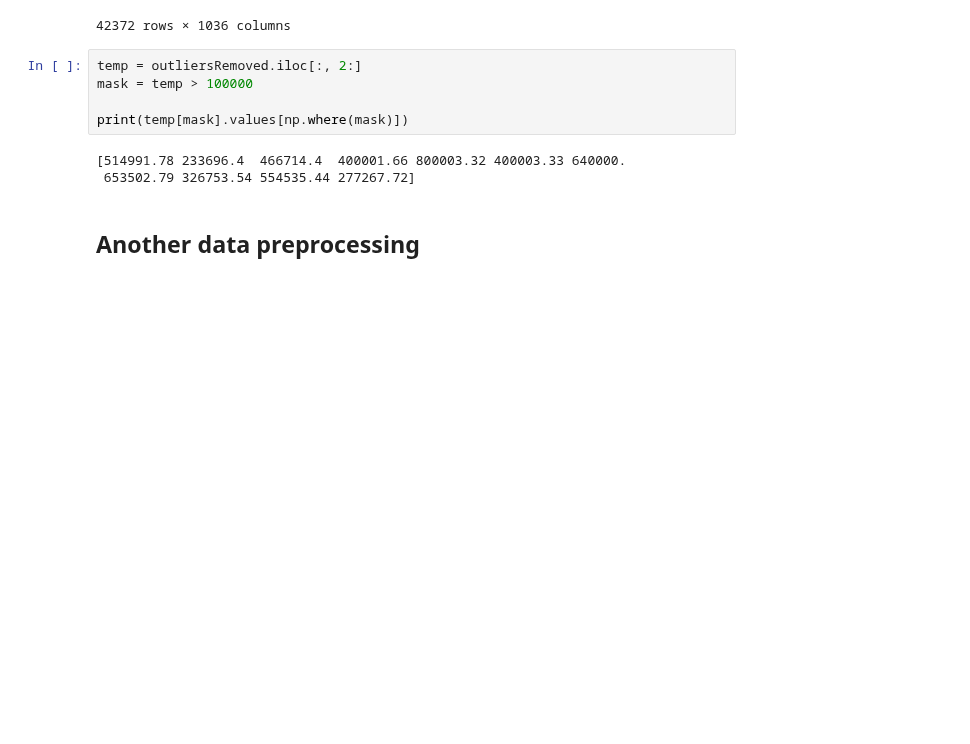
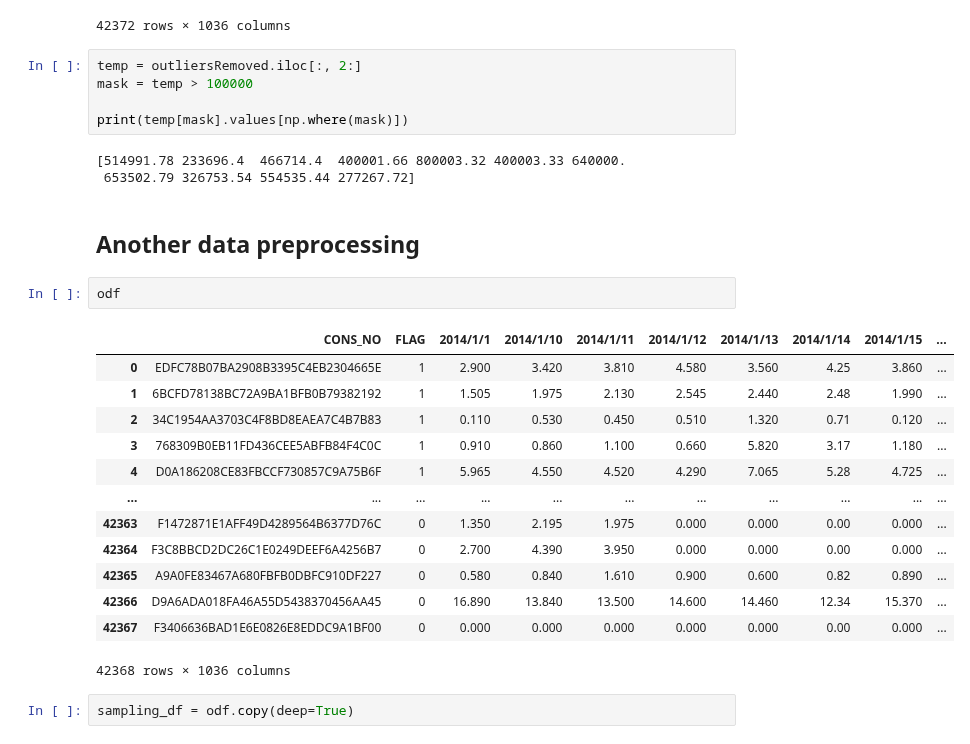
Before and after one commit to d41sys/electric-theft-detection, a Jupyter notebook: notebooks/preprocessing.ipynb, the cells around one changed output. Cells and saved outputs as stored; diff of their text form; blank space fills up the shorter version.

Commit message:
sampling run

```diff
--- a/notebooks/preprocessing.ipynb
+++ b/notebooks/preprocessing.ipynb
@@ -392,3 +461,21 @@ print(temp[mask].values[np.where(mask)])
  653502.79 326753.54 554535.44 277267.72]
 # %% [markdown]
 ## Another data preprocessing
+# %%
+odf
+# %% [output]
+|  | CONS_NO | FLAG | 2014/1/1 | 2014/1/10 | 2014/1/11 | 2014/1/12 | 2014/1/13 | 2014/1/14 | 2014/1/15 | ... |
+| 0 | EDFC78B07BA2908B3395C4EB2304665E | 1 | 2.900 | 3.420 | 3.810 | 4.580 | 3.560 | 4.25 | 3.860 | ... |
+| 1 | 6BCFD78138BC72A9BA1BFB0B79382192 | 1 | 1.505 | 1.975 | 2.130 | 2.545 | 2.440 | 2.48 | 1.990 | ... |
+| 2 | 34C1954AA3703C4F8BD8EAEA7C4B7B83 | 1 | 0.110 | 0.530 | 0.450 | 0.510 | 1.320 | 0.71 | 0.120 | ... |
+| 3 | 768309B0EB11FD436CEE5ABFB84F4C0C | 1 | 0.910 | 0.860 | 1.100 | 0.660 | 5.820 | 3.17 | 1.180 | ... |
+| 4 | D0A186208CE83FBCCF730857C9A75B6F | 1 | 5.965 | 4.550 | 4.520 | 4.290 | 7.065 | 5.28 | 4.725 | ... |
+| ... | ... | ... | ... | ... | ... | ... | ... | ... | ... | ... |
+| 42363 | F1472871E1AFF49D4289564B6377D76C | 0 | 1.350 | 2.195 | 1.975 | 0.000 | 0.000 | 0.00 | 0.000 | ... |
+| 42364 | F3C8BBCD2DC26C1E0249DEEF6A4256B7 | 0 | 2.700 | 4.390 | 3.950 | 0.000 | 0.000 | 0.00 | 0.000 | ... |
+| 42365 | A9A0FE83467A680FBFB0DBFC910DF227 | 0 | 0.580 | 0.840 | 1.610 | 0.900 | 0.600 | 0.82 | 0.890 | ... |
+| 42366 | D9A6ADA018FA46A55D5438370456AA45 | 0 | 16.890 | 13.840 | 13.500 | 14.600 | 14.460 | 12.34 | 15.370 | ... |
+| 42367 | F3406636BAD1E6E0826E8EDDC9A1BF00 | 0 | 0.000 | 0.000 | 0.000 | 0.000 | 0.000 | 0.00 | 0.000 | ... |
+42368 rows × 1036 columns
+# %%
+sampling_df = odf.copy(deep=True)
```
Also changed, not shown: parts of 20 cells of this notebook, 2 other files.
